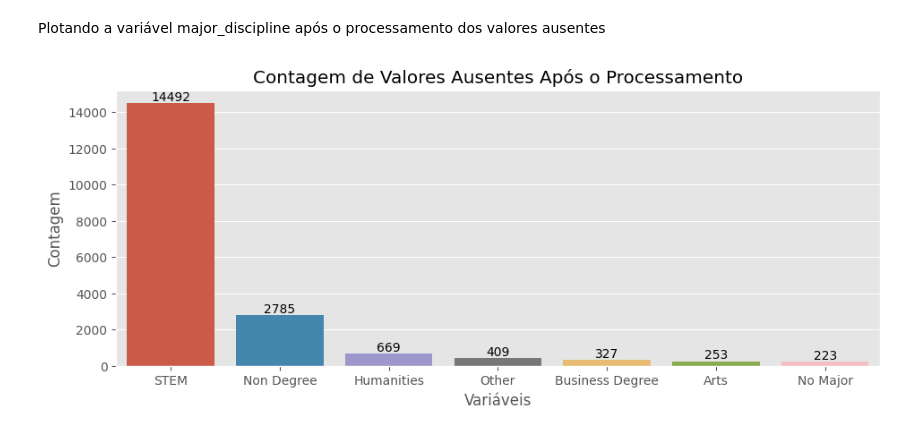
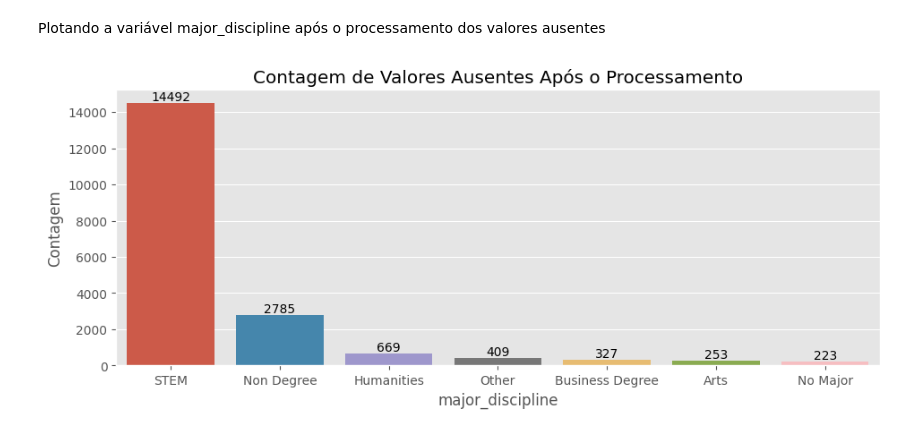
Before and after one commit to Blf100/Analise-de-Dados-RH, a Jupyter notebook: Análise_de_Dados_RH.ipynb, the cells around one changed output. Drawn from its saved outputs; the diff is of its cells as text; code cells hidden in the pictures.

```diff
--- a/Análise_de_Dados_RH.ipynb
+++ b/Análise_de_Dados_RH.ipynb
@@ -559,12 +559,12 @@ Plotando a variável major_discipline após o processamento dos valores ausentes
 # %%
 plt.figure(figsize=(11,4))
 sns.barplot(data=df_final['major_discipline'].fillna('NaN').value_counts().sort_values(ascending=False).reset_index(), y='major_discipline', x='index')
-plt.xlabel('Variáveis')
+plt.xlabel('major_discipline')
 plt.ylabel('Contagem')
 plt.title('Contagem de Valores Ausentes Após o Processamento')
 for index, valor in enumerate(df_final['major_discipline'].fillna('NaN').value_counts().sort_values(ascending=False).reset_index()['major_discipline']):
   plt.text(index, valor, str(valor), ha='center', va='bottom')
 
 plt.show()
 # %% [output]
-[figure, old version]
+[figure, new version]
```
Also changed, not shown: parts of 15 cells of this notebook.
